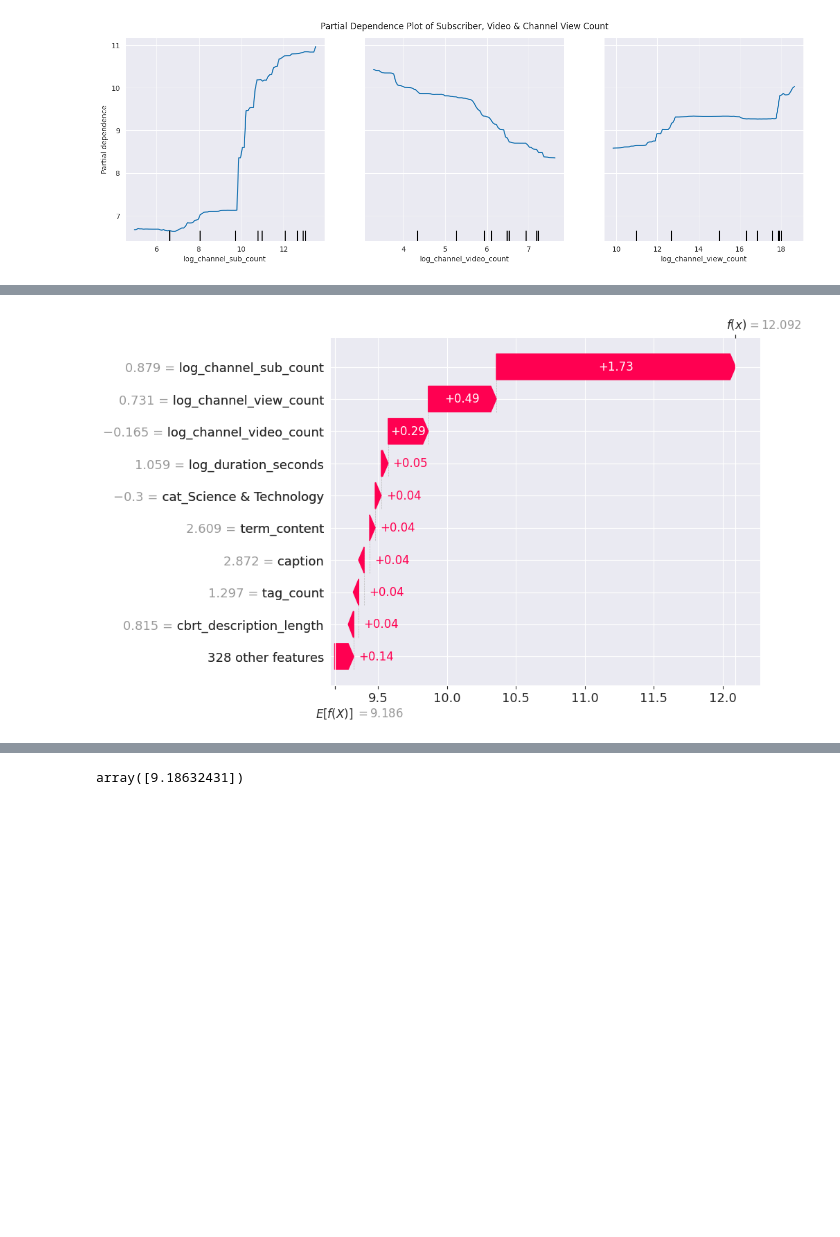
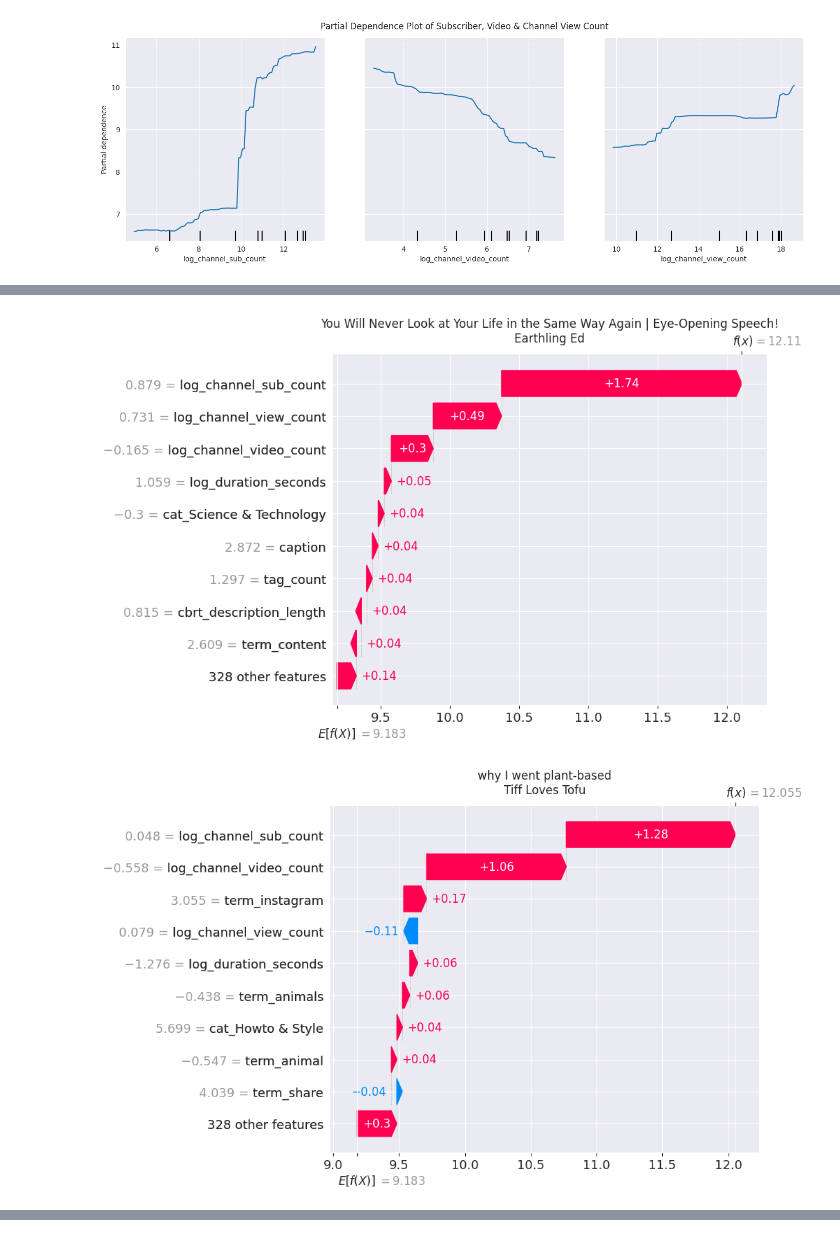
Before and after one commit to gh4rris/vegan_youtube, a Jupyter notebook: 04_modeling_dt_rf.ipynb, the cells around one changed output, grey strips where cells are left out. Cells and saved outputs as stored; diff of their text form; code cells hidden in the pictures; blank space fills up the shorter version.

Commit message:
shap waterfall residuals

```diff
--- a/04_modeling_dt_rf.ipynb
+++ b/04_modeling_dt_rf.ipynb
@@ -326,5 +324,14 @@ shap_values.head()
 5 rows × 337 columns
 # %%
-shap.waterfall_plot(shap.Explanation(values=shap_values.loc[756], base_values=explainer.expected_value, data=X_test_scaled.loc[756], feature_names=X_test_scaled.columns))
+# visualize local shap for top 5 residuals
+for i in labled_residuals.index[:5]:
+    plt.title(f"{labled_residuals.loc[i]["title"]}\n{labled_residuals.loc[i]["channel_title"]}", y=1.02)
+    shap.waterfall_plot(shap.Explanation(values=shap_values.loc[i].values, base_values=explainer.expected_value, data=X_test_scaled.loc[i].values, feature_names=X_test_scaled.columns), show=False)
+    file = ("_").join(labled_residuals.loc[i]["channel_title"].lower().split(" "))
+
+    # save png
+    plt.savefig(f"images/local_shap/{file}.png", dpi=300, bbox_inches="tight")
+    plt.show()
 # %% [output]
-[figure, old version]
+[figure, new version]
+[figure, added]
@@ -331,4 +340,0 @@ shap.waterfall_plot(shap.Explanation(values=shap_values.loc[756], base_values=ex
-# %%
-explainer.expected_value
-# %% [output]
-array([9.18632431])
```
Also changed, not shown: parts of 19 cells of this notebook, 17 other files.
